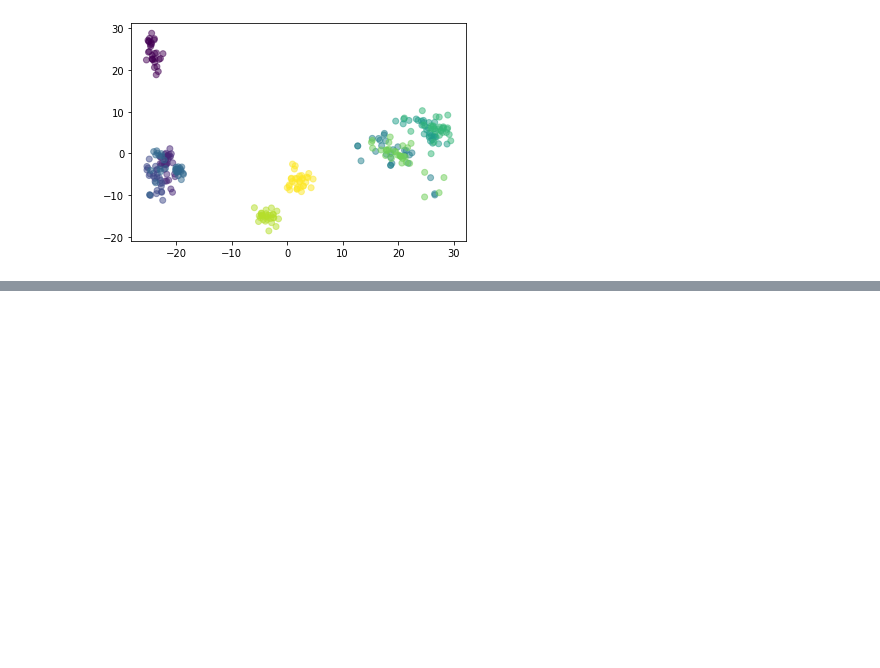
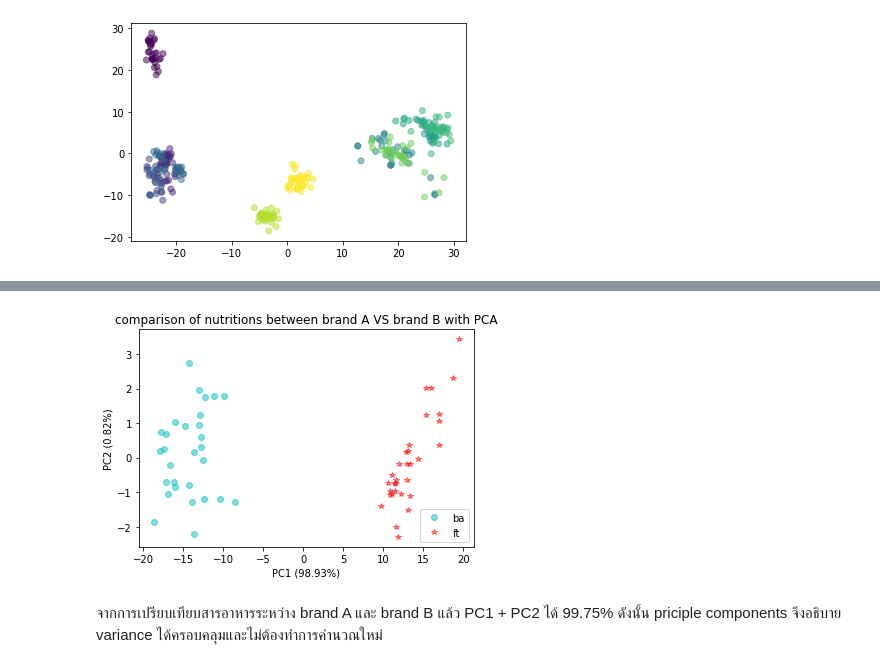
Before and after one commit to moneypitak/multivariate, a Jupyter notebook: exam01.ipynb, the cells around one changed output, grey strips where cells are left out. Drawn from its saved outputs; the diff is of its cells as text; code cells hidden in the pictures; blank space fills up the shorter version.

```diff
--- a/exam01.ipynb
+++ b/exam01.ipynb
@@ -279,0 +280,12 @@ plt.legend()
+# %%
+plt.plot(ba_pca[:,0],ba_pca[:,1],'oc',alpha=0.5,label='ba')
+plt.plot(ft_pca[:,0],ft_pca[:,1],'*r',alpha=0.5,label='ft')
+plt.legend()
+plt.title('comparison of nutritions between brand A VS brand B with PCA') #ตั้งชื่อกราฟ
+plt.xlabel('PC1 (98.93%)') #ชื่อแกน X
+plt.ylabel('PC2 (0.82%)'); #ชื่อแกน Y
+# %% [output]
+[figure, added]
+# %% [markdown]
+
+จากการเปรียบเทียบสารอาหารระหว่าง brand A และ brand B แล้ว PC1 + PC2 ได้ 99.75% ดังนั้น priciple components จึงอธิบาย variance ได้ครอบคลุมและไม่ต้องทำการคำนวณใหม่
```
Also changed, not shown: parts of 5 cells of this notebook.
